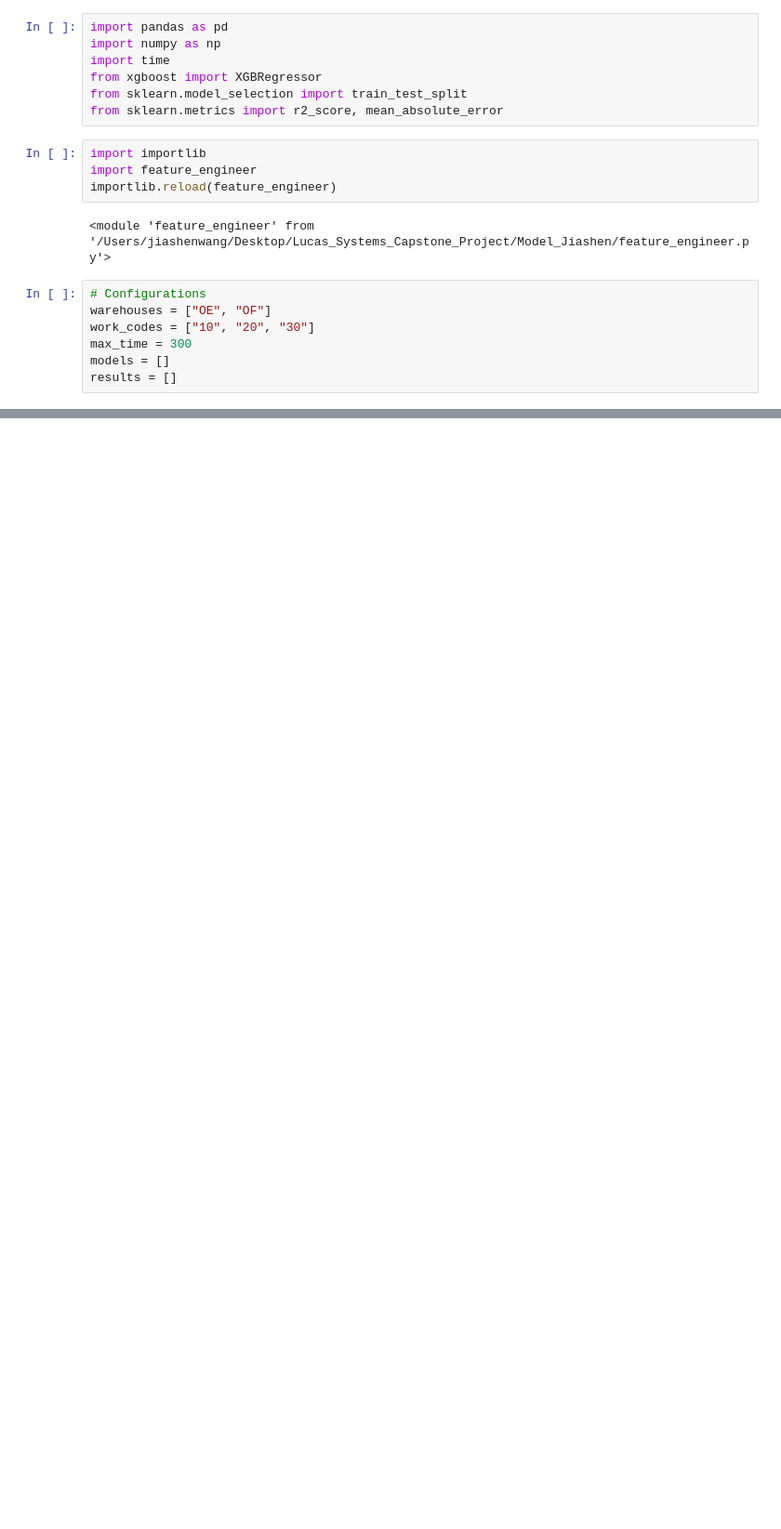
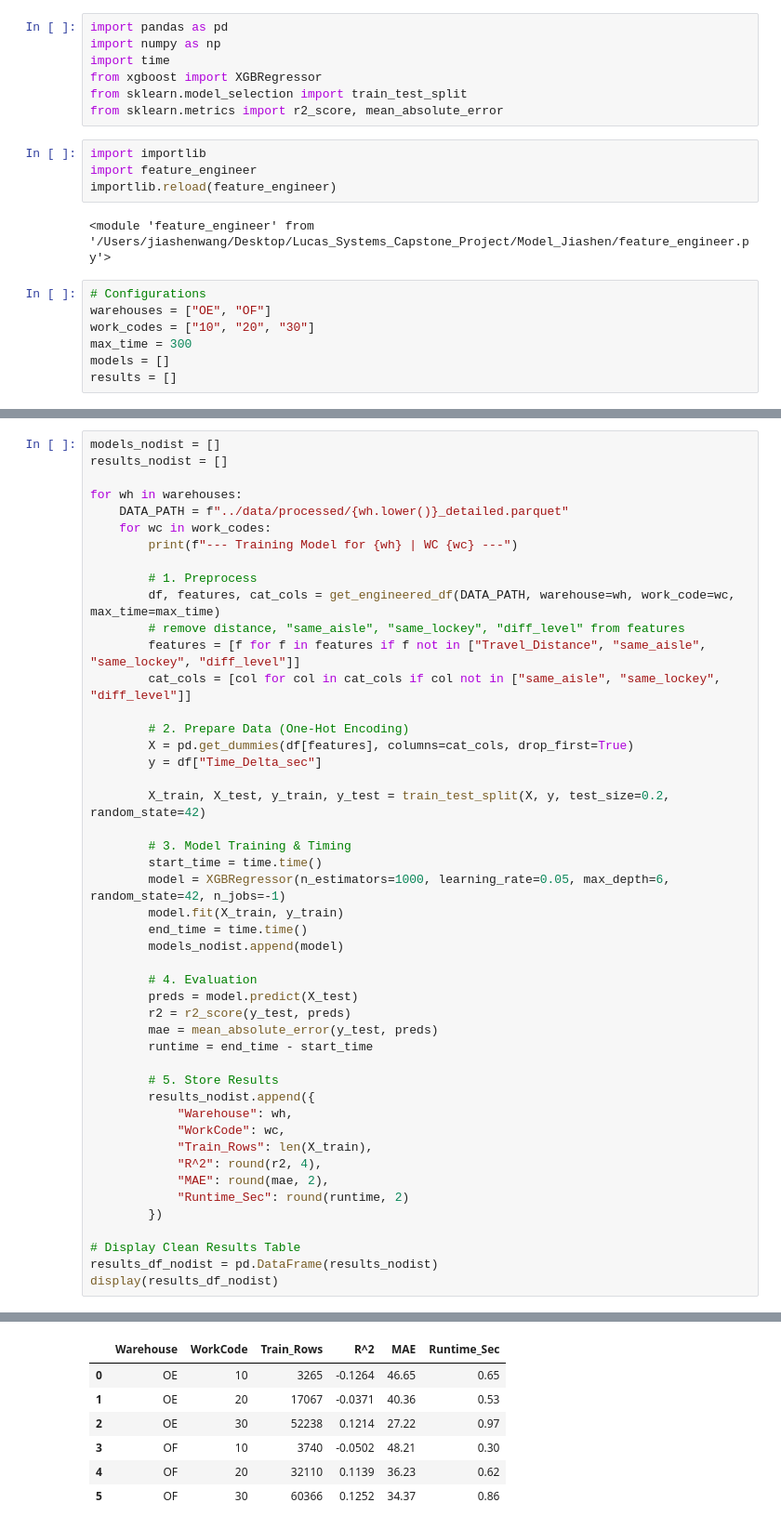
Before and after one commit to JiashenWangg/Lucas_Systems_Capstone_Project, a Jupyter notebook: Model_Jiashen/xgboost.ipynb, the cells around one changed output, grey strips where cells are left out. Shown at 93% size. Drawn from its saved outputs; the diff is of its cells as text; blank space fills up the shorter version.

Commit message:
Update xgboost to compare model without distance and sequance related features

```diff
--- a/Model_Jiashen/xgboost.ipynb
+++ b/Model_Jiashen/xgboost.ipynb
@@ -77,0 +80,48 @@ display(results_df)
+# %%
+models_nodist = []
+results_nodist = []
+
+for wh in warehouses:
+    DATA_PATH = f"../data/processed/{wh.lower()}_detailed.parquet"
+    for wc in work_codes:
+        print(f"--- Training Model for {wh} | WC {wc} ---")
+
+        # 1. Preprocess
+        df, features, cat_cols = get_engineered_df(DATA_PATH, warehouse=wh, work_code=wc, max_time=max_time)
+        # remove distance, "same_aisle", "same_lockey", "diff_level" from features
+        features = [f for f in features if f not in ["Travel_Distance", "same_aisle", "same_lockey", "diff_level"]]
+        cat_cols = [col for col in cat_cols if col not in ["same_aisle", "same_lockey", "diff_level"]]
+
+        # 2. Prepare Data (One-Hot Encoding)
+        X = pd.get_dummies(df[features], columns=cat_cols, drop_first=True)
+        y = df["Time_Delta_sec"]
+
+        X_train, X_test, y_train, y_test = train_test_split(X, y, test_size=0.2, random_state=42)
+
+        # 3. Model Training & Timing
+        start_time = time.time()
+        model = XGBRegressor(n_estimators=1000, learning_rate=0.05, max_depth=6, random_state=42, n_jobs=-1)
+        model.fit(X_train, y_train)
+        end_time = time.time()
+        models_nodist.append(model)
+
+        # 4. Evaluation
+        preds = model.predict(X_test)
+        r2 = r2_score(y_test, preds)
+        mae = mean_absolute_error(y_test, preds)
+        runtime = end_time - start_time
+
+        # 5. Store Results
+        results_nodist.append({
+            "Warehouse": wh,
+            "WorkCode": wc,
+            "Train_Rows": len(X_train),
+            "R^2": round(r2, 4),
+            "MAE": round(mae, 2),
+            "Runtime_Sec": round(runtime, 2)
+        })
+
+# Display Clean Results Table
+results_df_nodist = pd.DataFrame(results_nodist)
+display(results_df_nodist)
+# %% [output]
@@ -77,0 +134,7 @@ display(results_df)
+|  | Warehouse | WorkCode | Train_Rows | R^2 | MAE | Runtime_Sec |
+| 0 | OE | 10 | 3265 | -0.1264 | 46.65 | 0.65 |
+| 1 | OE | 20 | 17067 | -0.0371 | 40.36 | 0.53 |
+| 2 | OE | 30 | 52238 | 0.1214 | 27.22 | 0.97 |
+| 3 | OF | 10 | 3740 | -0.0502 | 48.21 | 0.30 |
+| 4 | OF | 20 | 32110 | 0.1139 | 36.23 | 0.62 |
+| 5 | OF | 30 | 60366 | 0.1252 | 34.37 | 0.86 |
```
Also changed, not shown: parts of 3 cells of this notebook, 4 other files.
